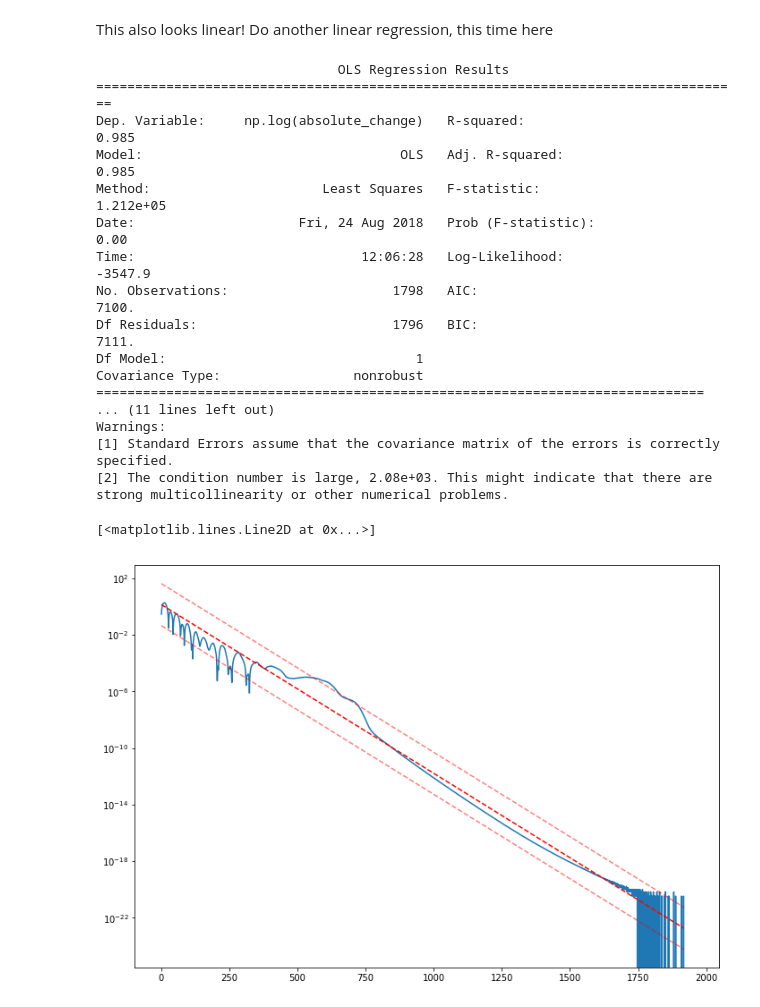
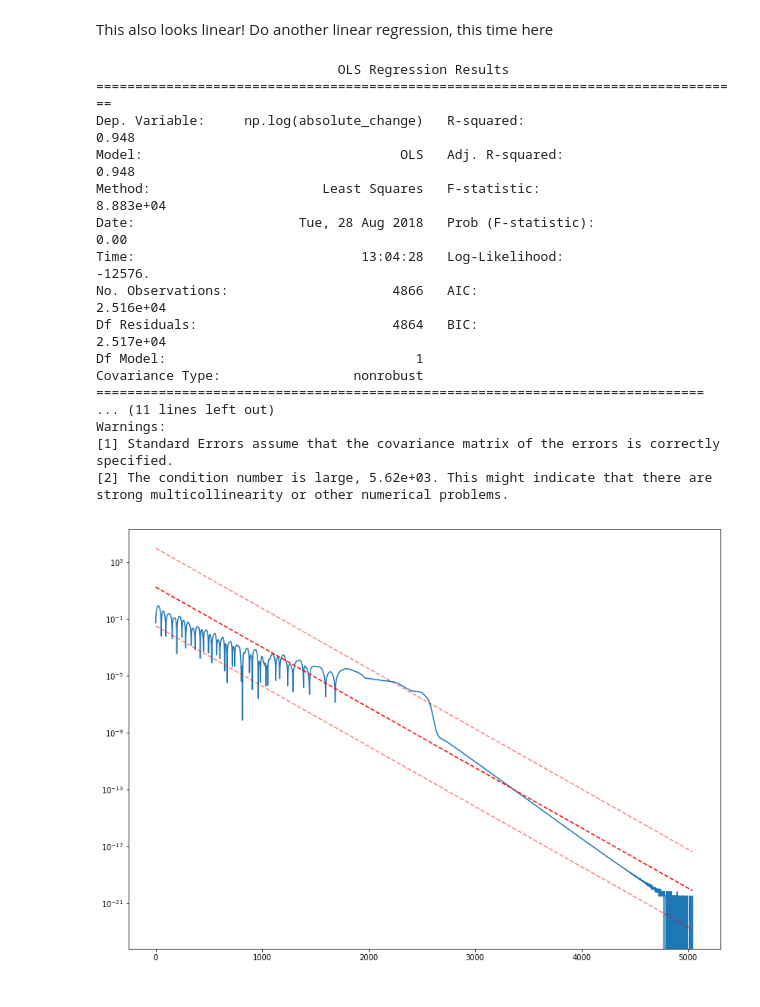
Before and after one commit to nathanaelbosch/egt, a Jupyter notebook: notebooks/Convergence Analysis.ipynb, the cells around one changed output. Drawn from its saved outputs; the diff is of its cells as text; code cells hidden in the pictures.

```diff
--- a/notebooks/Convergence Analysis.ipynb
+++ b/notebooks/Convergence Analysis.ipynb
@@ -32,3 +31,11 @@ name = 'avgx_1000points_fulldata_2782087088'
+# %%
+NAME = '3'
+RELATIVE_PATH = '../examples/mail_2808/'
+
+# Load the data
+path = os.path.join(RELATIVE_PATH, NAME+'_data.pickle')
+with open(path, 'rb') as file:
+    history = pickle.load(file)
 # %%
 from IPython.display import HTML
 
@@ -147,31 +151,31 @@ print(diff_model.summary())
 # %% [output]
                                OLS Regression Results
 ===================================================================================
-Dep. Variable:     np.log(absolute_change)   R-squared:                       0.985
-Model:                                 OLS   Adj. R-squared:                  0.985
-Method:                      Least Squares   F-statistic:                 1.212e+05
-Date:                     Fri, 24 Aug 2018   Prob (F-statistic):               0.00
-Time:                             12:06:28   Log-Likelihood:                -3547.9
-No. Observations:                     1798   AIC:                             7100.
-Df Residuals:                         1796   BIC:                             7111.
+Dep. Variable:     np.log(absolute_change)   R-squared:                       0.948
+Model:                                 OLS   Adj. R-squared:                  0.948
+Method:                      Least Squares   F-statistic:                 8.883e+04
+Date:                     Tue, 28 Aug 2018   Prob (F-statistic):               0.00
+Time:                             13:04:28   Log-Likelihood:                -12576.
+No. Observations:                     4866   AIC:                         2.516e+04
+Df Residuals:                         4864   BIC:                         2.517e+04
 Df Model:                                1
 Covariance Type:                 nonrobust
 ==============================================================================
 ... (11 lines left out)
 Warnings:
 [1] Standard Errors assume that the covariance matrix of the errors is correctly specified.
-[2] The condition number is large, 2.08e+03. This might indicate that there are
+[2] The condition number is large, 5.62e+03. This might indicate that there are
 strong multicollinearity or other numerical problems.
 # %%
 ax = df.absolute_change.plot(
     logy=True,
 )
 prstd, iv_l, iv_u = wls_prediction_std(diff_model)
 
 x = df.index[df.absolute_change!=0]
 ax.plot(diff_model.fittedvalues.index, np.exp(diff_model.fittedvalues), 'r--', label="OLS")
 ax.plot(iv_u.index, np.exp(iv_u), 'r--', alpha=0.5)
 ax.plot(iv_l.index, np.exp(iv_l), 'r--', alpha=0.5)
+plt.tight_layout()
 # %% [output]
-[<matplotlib.lines.Line2D at 0x...>]
-[figure, old version]
+[figure, new version]
```
Also changed, not shown: parts of 10 cells of this notebook.
